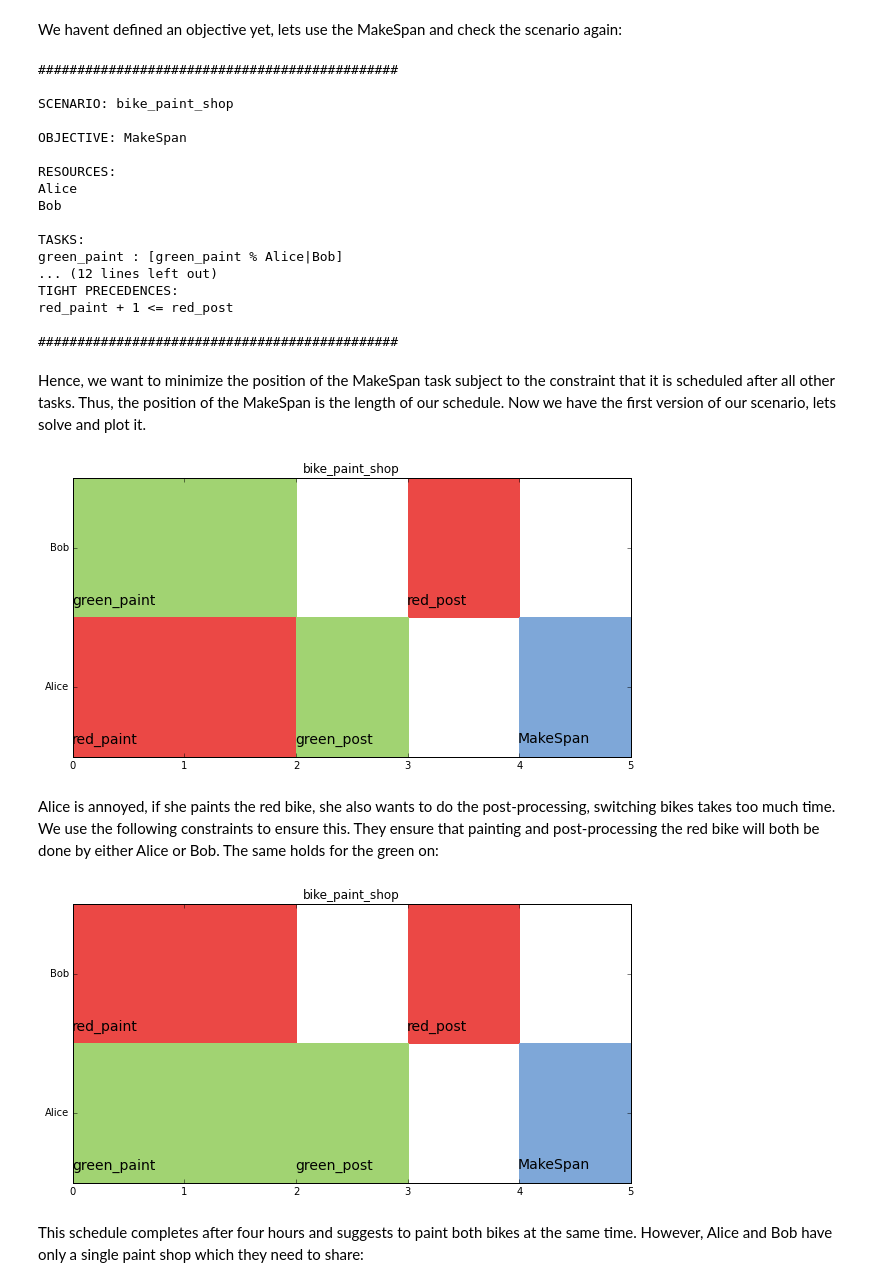
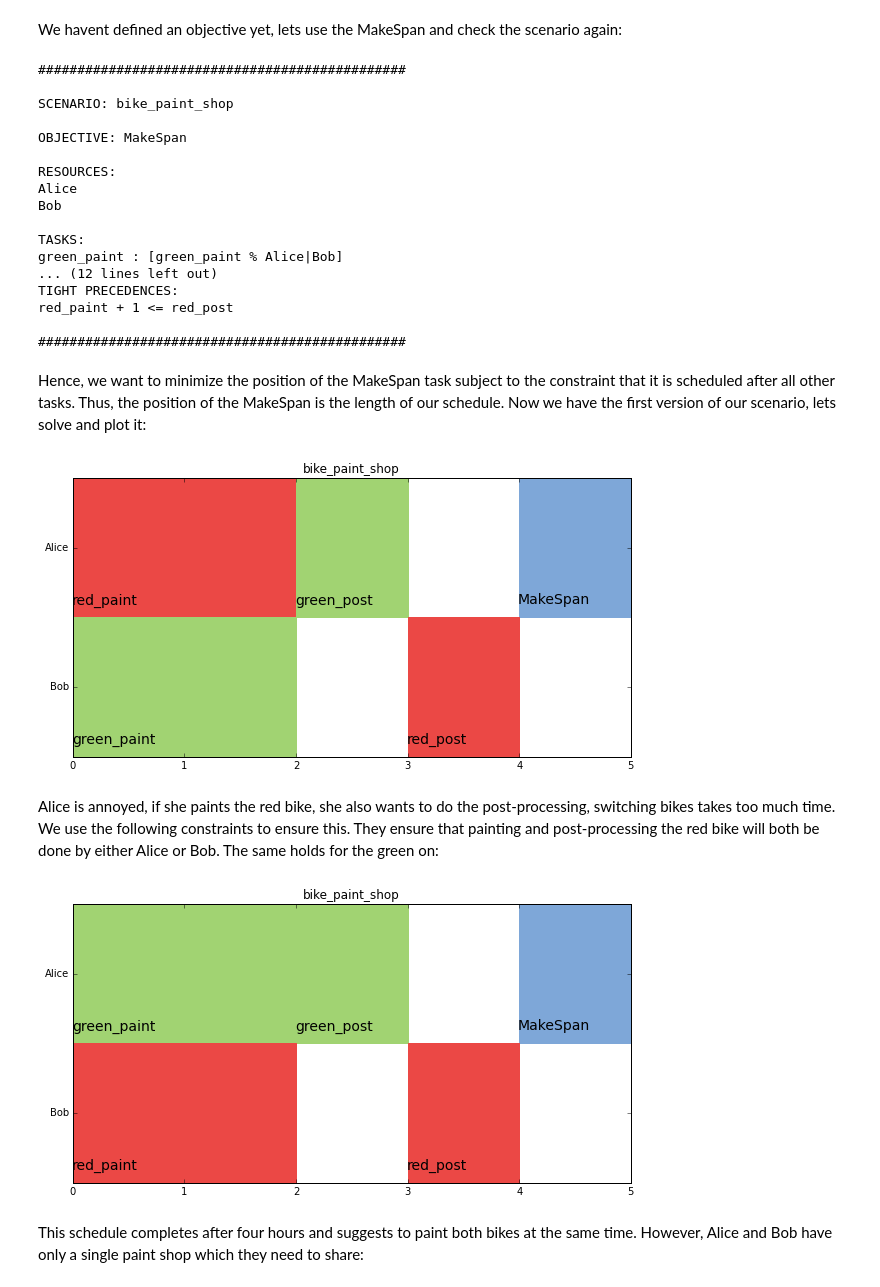
Before and after one commit to timnon/pyschedule, a Jupyter notebook: examples/bike-shop.ipynb, the cells around one changed output. Saved outputs shown, nothing was run; the diff lists cells and outputs as text; code cells hidden in the pictures.

```diff
--- a/examples/bike-shop.ipynb
+++ b/examples/bike-shop.ipynb
@@ -53,9 +53,9 @@ red_paint + 1 <= red_post
 We havent defined an objective yet, lets use the MakeSpan and check the scenario again:
 # %%
 S.use_makespan_objective()
-S
+print(S)
 # %% [output]
-##############################################
+###############################################
 
 SCENARIO: bike_paint_shop
 
@@ -71,27 +71,28 @@ green_paint : [green_paint % Alice|Bob]
 TIGHT PRECEDENCES:
 red_paint + 1 <= red_post
 
-##############################################
+###############################################
 # %% [markdown]
-Hence, we want to minimize the position of the MakeSpan task subject to the constraint that it is scheduled after all other tasks. Thus, the position of the MakeSpan is the length of our schedule. Now we have the first version of our scenario, lets solve and plot it.
+Hence, we want to minimize the position of the MakeSpan task subject to the constraint that it is scheduled after all other tasks. Thus, the position of the MakeSpan is the length of our schedule. Now we have the first version of our scenario, lets solve and plot it:
 # %%
 # Set some colors for the tasks
-task_colors = { green_paint : '#A1D372',
-                green_post  : '#A1D372',
-                red_paint   : '#EB4845',
-                red_post    : '#EB4845',
-                S.T['MakeSpan'] : '#7EA7D8'} # We can get tasks from S using their name with S.T
+task_colors = { green_paint   : '#A1D372',
+                green_post    : '#A1D372',
+                red_paint     : '#EB4845',
+                red_post      : '#EB4845',
+                S['MakeSpan'] : '#7EA7D8'} # We can get tasks by name directoy from
 
 # A small helper method to solve and plot a scenario
 def run(S) :
+    pass
     S.clear_solution() # Clear already computed solution if existing
     solvers.pulp.solve(S)
     %matplotlib inline
     plotters.matplotlib.plot(S,task_colors=task_colors,fig_size=(10,5))
 
 run(S)
 # %% [output]
-[figure, old version]
+[figure, new version]
 # %% [markdown]
 Alice is annoyed, if she paints the red bike, she also wants to do the post-processing, switching bikes takes too much time. We use the following constraints to ensure this. They ensure that painting and post-processing the red bike will both be done by either Alice or Bob. The same holds for the green on:
 # %%
@@ -99,7 +100,7 @@ S += Alice|Bob % {green_paint, green_post}
 S += Alice|Bob % {red_paint, red_post}
 run(S)
 # %% [output]
-[figure, old version]
+[figure, new version]
 # %% [markdown]
 This schedule completes after four hours and suggests to paint both bikes at the same time. However, Alice and Bob have only a single paint shop which they need to share:
 # %%
```
Also changed, not shown: parts of 8 cells of this notebook, 3 other files.
